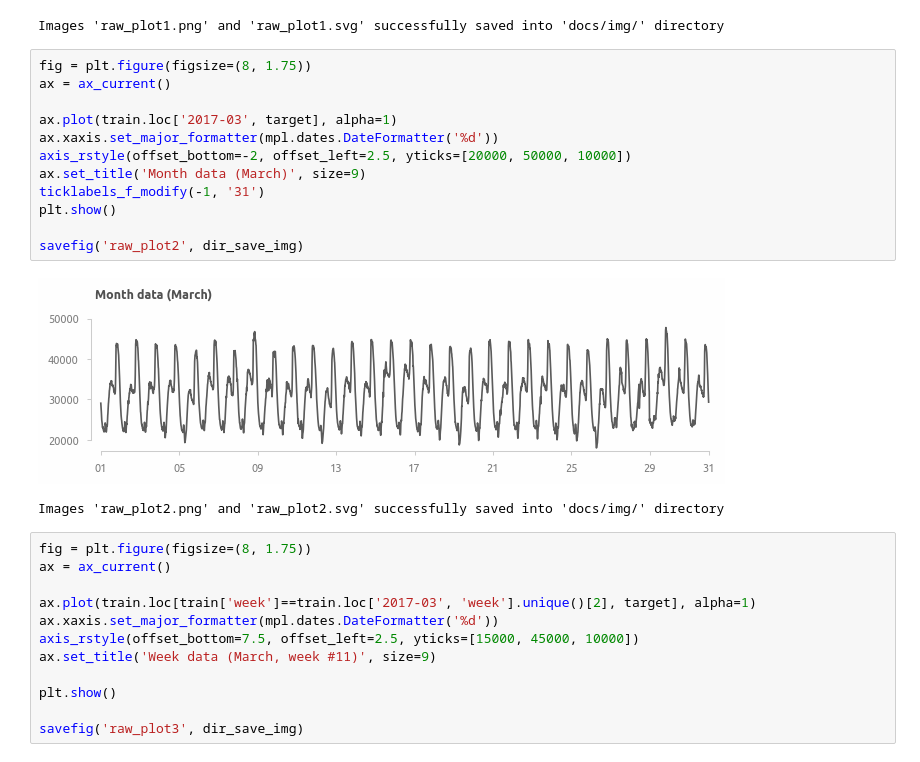
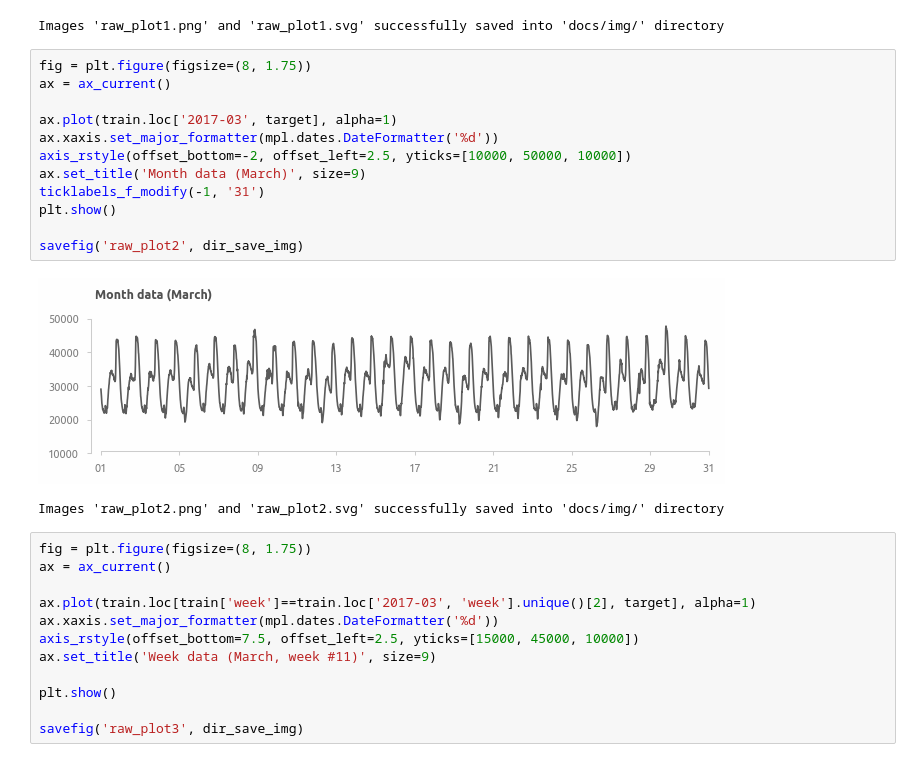
Before and after one commit to a-chasovsky/electric-power-consumption, a Jupyter notebook: 01-explore.ipynb, the cells around one changed output. Drawn from its saved outputs; the diff is of its cells as text.

```diff
--- a/01-explore.ipynb
+++ b/01-explore.ipynb
@@ -373,17 +373,17 @@ Images 'raw_plot1.png' and 'raw_plot1.svg' successfully saved into 'docs/img/' d
 # %%
 fig = plt.figure(figsize=(8, 1.75))
 ax = ax_current()
 
 ax.plot(train.loc['2017-03', target], alpha=1)
 ax.xaxis.set_major_formatter(mpl.dates.DateFormatter('%d'))
-axis_rstyle(offset_bottom=-2, offset_left=2.5, yticks=[20000, 50000, 10000])
+axis_rstyle(offset_bottom=-2, offset_left=2.5, yticks=[10000, 50000, 10000])
 ax.set_title('Month data (March)', size=9)
 ticklabels_f_modify(-1, '31')
 plt.show()
 
 savefig('raw_plot2', dir_save_img)
 # %% [output]
-[figure, old version]
+[figure, new version]
 Images 'raw_plot2.png' and 'raw_plot2.svg' successfully saved into 'docs/img/' directory
 # %%
 fig = plt.figure(figsize=(8, 1.75))
```
Also changed, not shown: parts of 3 cells of this notebook, 21 other files.
